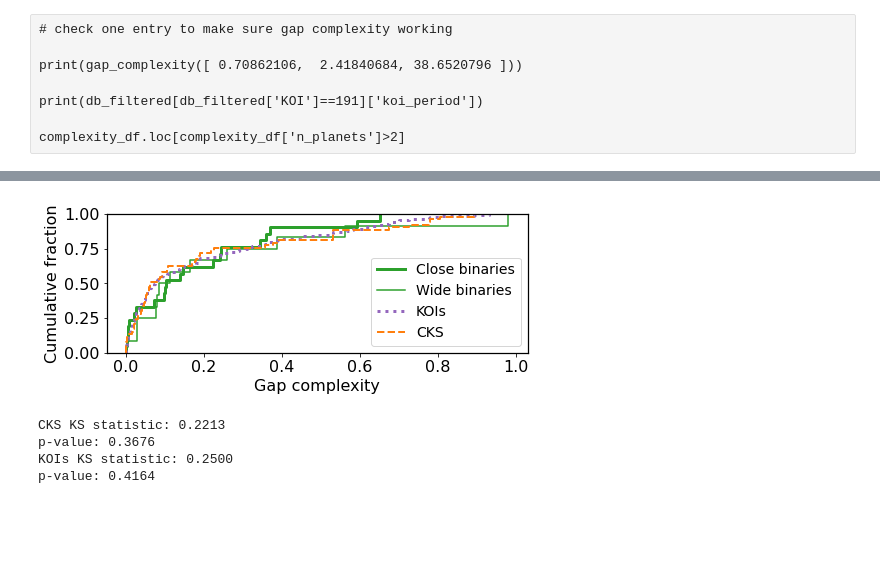
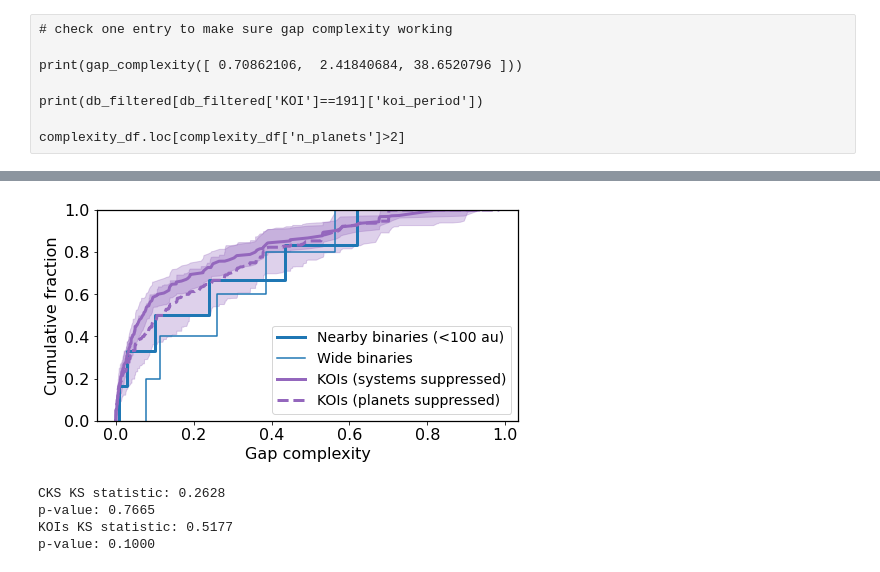
Before and after one commit to ernewton/HWO_calculations, a Jupyter notebook: Gap complexity.ipynb, the cells around one changed output, grey strips where cells are left out. Drawn from its saved outputs; the diff is of its cells as text; code cells hidden in the pictures; blank space fills up the shorter version.

```diff
--- a/Gap complexity.ipynb
+++ b/Gap complexity.ipynb
@@ -26,7 +26,7 @@ print(db_filtered[db_filtered['KOI']==191]['koi_period'])
 
 complexity_df.loc[complexity_df['n_planets']>2]
 # %%
-sullivan = False
+sullivan = True
 
 if sullivan:
 
@@ -65,7 +65,7 @@ else:
     db=tmp.merge(kois, on='KOI', suffixes=['','_y'])
     db_filtered = db[(db['koi_disposition'] != 'FALSE POSITIVE') & (db['koi_period']<100)].copy()
 
-    close = db_filtered['semi-major']<200
+    close = db_filtered['semi-major']<100
 
 
     # CKS
@@ -177,30 +157,42 @@ cks_complexity = complexity_df[complexity_df['n_planets']>2]['gap_complexity'].v
 # %%
 import seaborn as sns
 
 if sullivan:
     cc = '#1f77b4'
 else:
-    cc = 'C2'
+    cc = '#3c903c'
 
-
-fig, ax = plt.subplots(figsize=(7, 3))
+fig, ax = plt.subplots(figsize=(7, 4))
 sns.ecdfplot(closeb_complexity, ax=ax,
-             label='Close binaries', linewidth=3, color=cc)
+             label='Nearby binaries (<100 au)', linewidth=3, color=cc)
 sns.ecdfplot(wideb_complexity, ax=ax,
              label='Wide binaries', color=cc)
 
-sns.ecdfplot(kois_complexity, ax=ax,
-             label='KOIs',     color='C4', linewidth=3, linestyle=':')
-sns.ecdfplot(cks_complexity, ax=ax,
-             label='CKS',      color='C1', linewidth=2, linestyle='--')
+x_grid, lower, median, upper = pickle.load(open('kois_complexity_moekratter_systems.pkl','rb'))
+ax.fill_between(x_grid, lower, upper, color='C4', alpha=0.3)
+ax.plot(x_grid, median, color='C4', linewidth=3,
+        label='KOIs (systems suppressed)')
+#sns.ecdfplot(kois_complexity, ax=ax,
+#             label='KOIs (observed)',      color='C4', linewidth=2, linestyle='-')
+
+x_grid, lower, median, upper = pickle.load(open('kois_complexity_moekratter_planets.pkl','rb'))
+ax.fill_between(x_grid, lower, upper, color='C4', alpha=0.3)
+ax.plot(x_grid, median, color='C4', linewidth=3, linestyle='--',
+        label='KOIs (planets suppressed)')
+
+#sns.ecdfplot(cks_complexity, ax=ax,
+#             label='CKS',      color='C1', linewidth=2, linestyle='--')
 ax.set_xlabel('Gap complexity')
 ax.set_ylabel('Cumulative fraction')
 ax.legend()
 
 plt.tight_layout()
-plt.savefig(filename)
+if sullivan:
+    plt.savefig('complexity_sullivan.png')
+else:
+    plt.savefig('complexity_tb.png')
 # %% [output]
-[figure, old version]
+[figure, new version]
 # %%
 from scipy import stats
 
@@ -212,7 +204,7 @@ ks_statistic, p_value = stats.ks_2samp(wideb_complexity, kois_complexity)
 print(f"KOIs KS statistic: {ks_statistic:.4f}")
 print(f"p-value: {p_value:.4f}")
 # %% [output]
-CKS KS statistic: 0.2213
-p-value: 0.3676
-KOIs KS statistic: 0.2500
-p-value: 0.4164
+CKS KS statistic: 0.2628
+p-value: 0.7665
+KOIs KS statistic: 0.5177
+p-value: 0.1000
```
Also changed, not shown: parts of 2 cells of this notebook, 22 other files.
